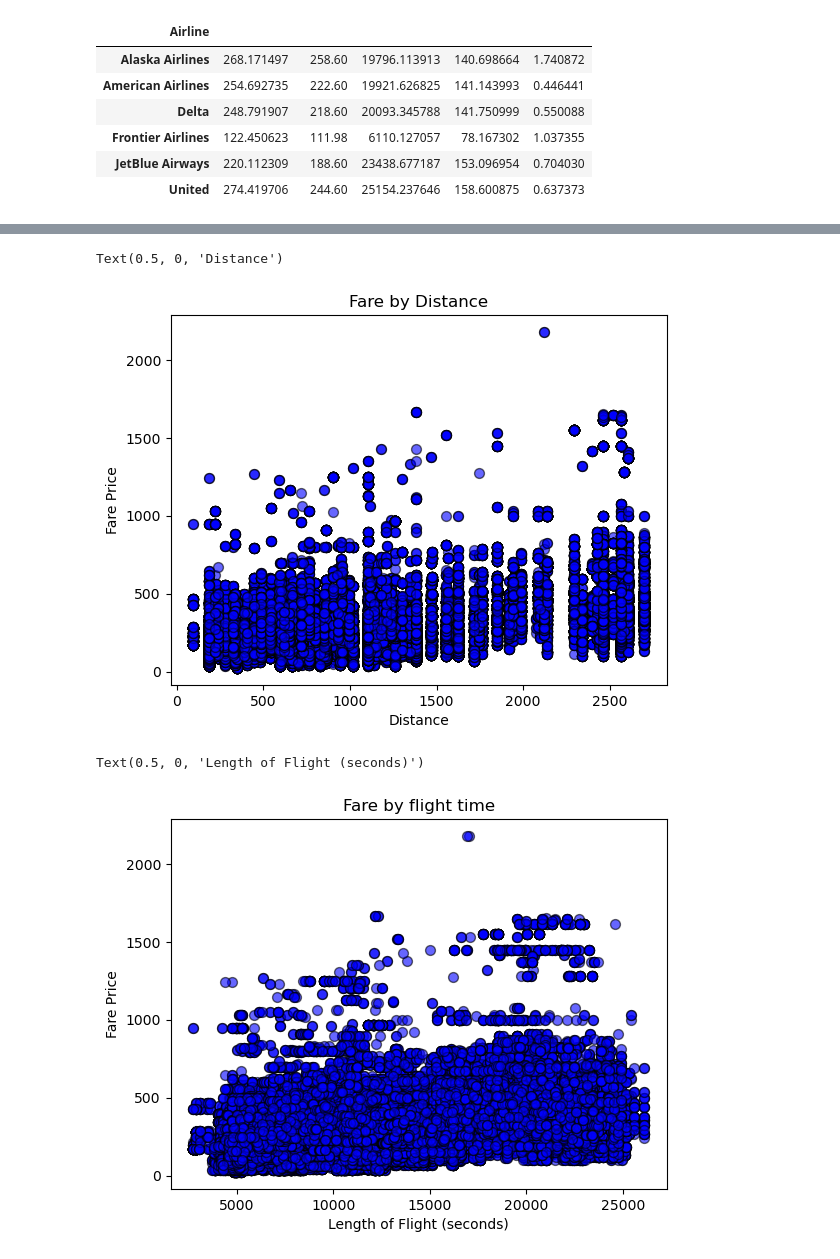
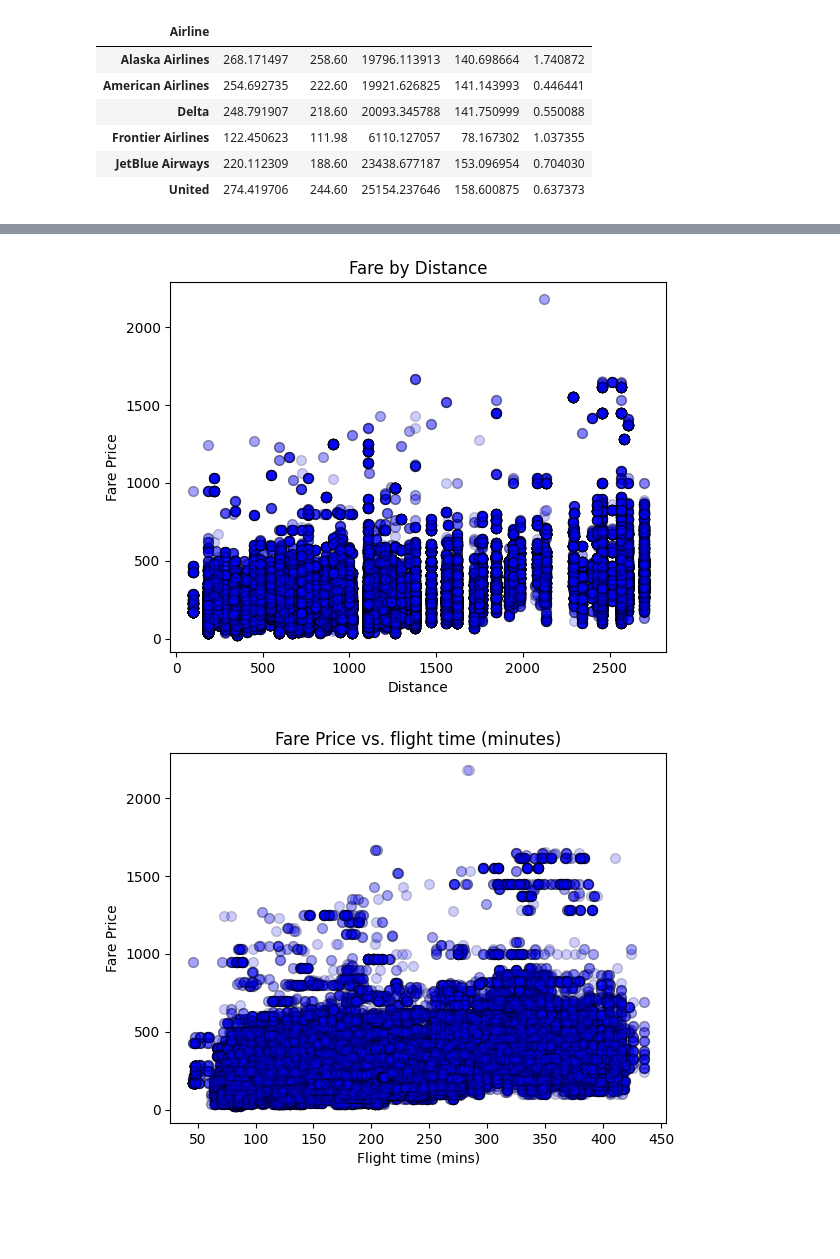
Before and after one commit to Muntasir-Murad/Predicting-Flight-Prices-Based-on-Various-Criteria, a Jupyter notebook: flight.ipynb, the cells around one changed output, grey strips where cells are left out. Drawn from its saved outputs; the diff is of its cells as text; code cells hidden in the pictures; blank space fills up the shorter version.

```diff
--- a/flight.ipynb
+++ b/flight.ipynb
@@ -126,6 +126,7 @@ dtype: object
 # %%
 clean_df["Search Date"] = pd.to_datetime(clean_df["Search Date"], errors='coerce')
 clean_df["Flight Date"] = pd.to_datetime(clean_df["Flight Date"], errors='coerce')
+clean_df["Departure Time"] = pd.to_datetime(clean_df["Departure Time"], errors='coerce')
 
 clean_df.dtypes
 # %% [output]
@@ -155,0 +149,11 @@ clean_df.head()
+# %%
+# Convert dates to date format and compute the number of days between booking and flight day.
+clean_df['Date Difference'] = (clean_df['Flight Date'] - clean_df['Search Date']).dt.days
+
+#Convert length of flight from seconds to minutes.
+
+clean_df['Length of Flight (mins)'] = clean_df['Length of Flight (seconds)']/60
+
+# Column classifying departure time as either asm/pm
+
+clean_df.head()
@@ -294,25 +321,23 @@ plt.show()
 # %%
-#Scatter plot of variables:
-# atl = clean_df.loc[clean_df['Departure Airport']=='ATL']
-y_atl = clean_df['Total Cost']
-x_atl = clean_df['Total Travel Distance']
-plt.scatter(x_atl,y_atl, c ="blue", linewidths = 1, marker ="o", edgecolor ="black", s = 50, alpha=0.6)
+#Scatter plot of Distance vs. Fare prices:
+y_values = clean_df['Total Cost']
+x_values = clean_df['Total Travel Distance']
+plt.scatter(x_values,y_values, c ="blue", linewidths = 1, marker ="o", edgecolor ="black", s = 50, alpha=0.2)
 plt.title('Fare by Distance')
 plt.ylabel('Fare Price')
 plt.xlabel('Distance')
+plt.show()
 # %% [output]
-Text(0.5, 0, 'Distance')
-[figure, old version]
+[figure, new version]
 # %%
 
-#Scatter plot of variables:
-# atl = clean_df.loc[clean_df['Departure Airport']=='ATL']
-y_atl = clean_df['Total Cost']
-x_atl = clean_df['Length of Flight (seconds)']
-plt.scatter(x_atl,y_atl, c ="blue", linewidths = 1, marker ="o", edgecolor ="black", s = 50, alpha=0.6)
-plt.title('Fare by flight time')
+#Scatter plot of flight length vs time:
+y_price = clean_df['Total Cost']
+x_time = clean_df['Length of Flight (mins)']
+plt.scatter(x_time,y_price, c ="b", linewidths = 1, marker ="o", edgecolor ="black", s = 50, alpha=0.2)
+plt.title('Fare Price vs. flight time (minutes)')
 plt.ylabel('Fare Price')
-plt.xlabel('Length of Flight (seconds)')
+plt.xlabel('Flight time (mins)')
+plt.show()
 # %% [output]
-Text(0.5, 0, 'Length of Flight (seconds)')
-[figure, old version]
+[figure, new version]
```
Also changed, not shown: parts of 21 cells of this notebook.
